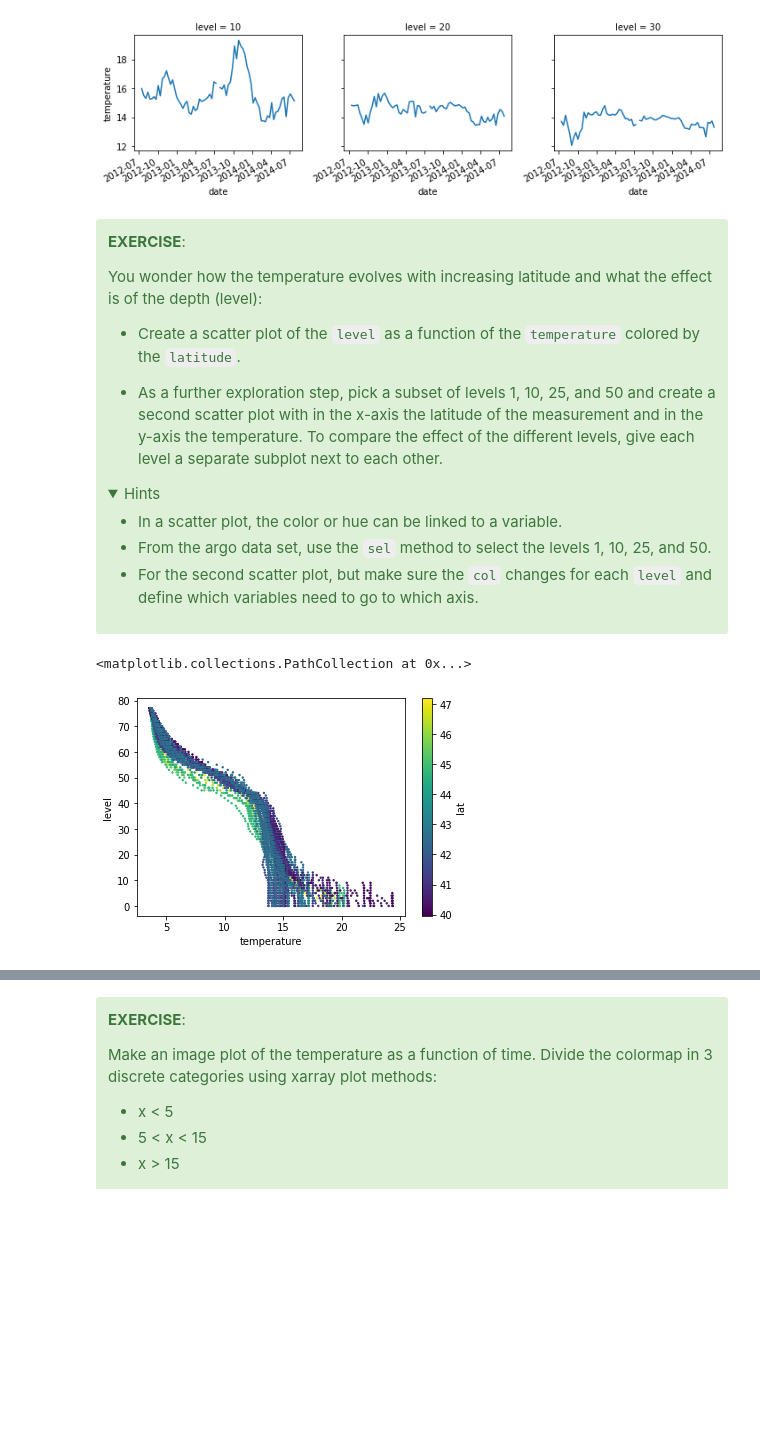
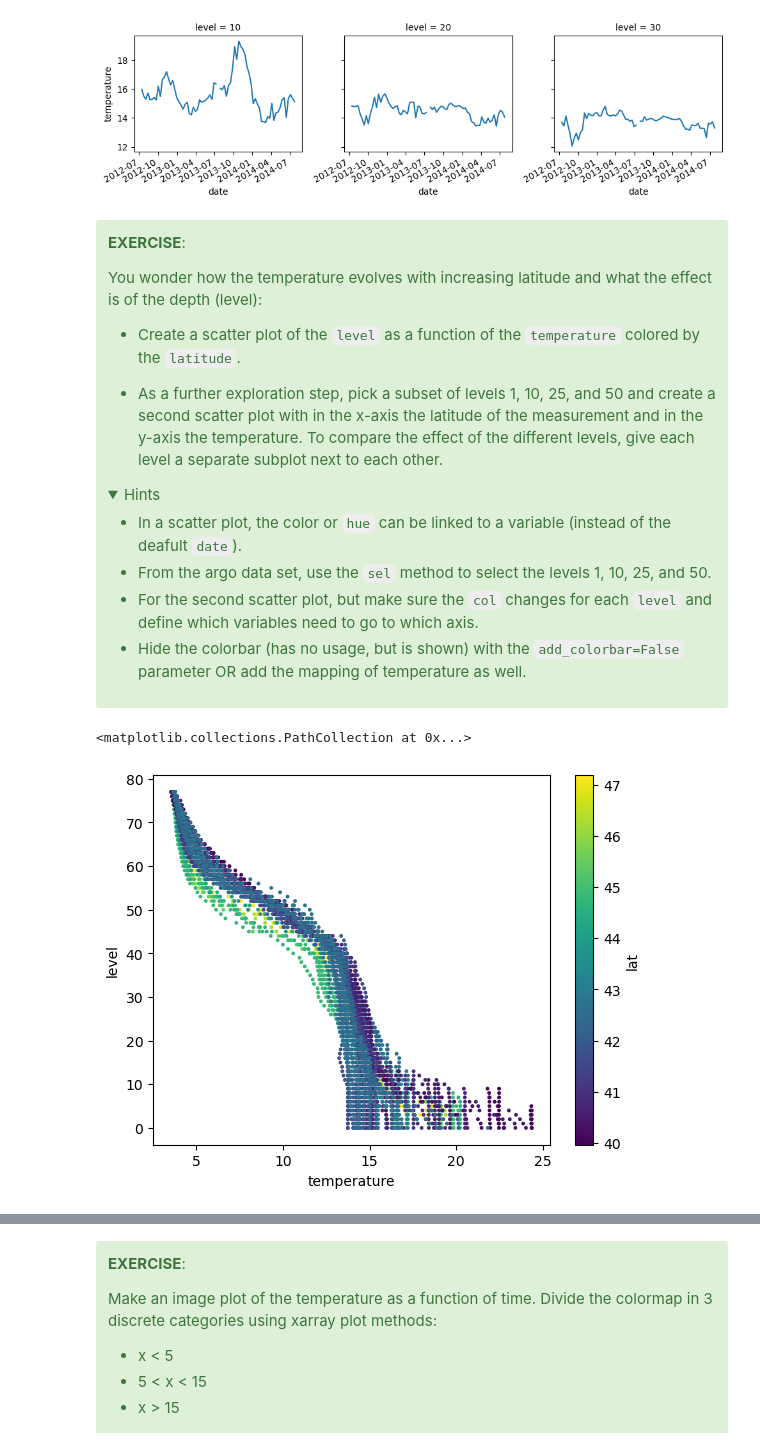
Before and after one commit to jorisvandenbossche/course-python-geospatial, a Jupyter notebook: notebooks/case-argo-sea-floats.ipynb, the cells around one changed output, grey strips where cells are left out. Saved outputs shown, nothing was run; the diff lists cells and outputs as text; code cells hidden in the pictures; folded sections open; blank space fills up the shorter version.

```diff
--- a/notebooks/case-argo-sea-floats.ipynb
+++ b/notebooks/case-argo-sea-floats.ipynb
@@ -207,16 +224,18 @@ You wonder how the temperature evolves with increasing latitude and what the eff
 
 <details><summary>Hints</summary>
 
-* In a scatter plot, the color or hue can be linked to a variable.
+* In a scatter plot, the color or `hue` can be linked to a variable (instead of the deafult `date`).
 * From the argo data set, use the `sel` method to select the levels 1, 10, 25, and 50.
 * For the second scatter plot, but make sure the `col` changes for each `level` and define which variables need to go to which axis.
+* Hide the colorbar (has no usage, but is shown) with the `add_colorbar=False` parameter OR add the mapping of temperature as well.
 
 </details>
 
 </div>
 # %%
-argo.plot.scatter(x="temperature", y="level", hue="lat", s=2)
+argo.plot.scatter(x="temperature", y="level", s=3,
+                  hue="lat", edgecolor=None)
 # %% [output]
 <matplotlib.collections.PathCollection at 0x...>
-[figure, old version]
+[figure, new version]
 # %%
```
Also changed, not shown: parts of 15 cells of this notebook, 1 other file.
